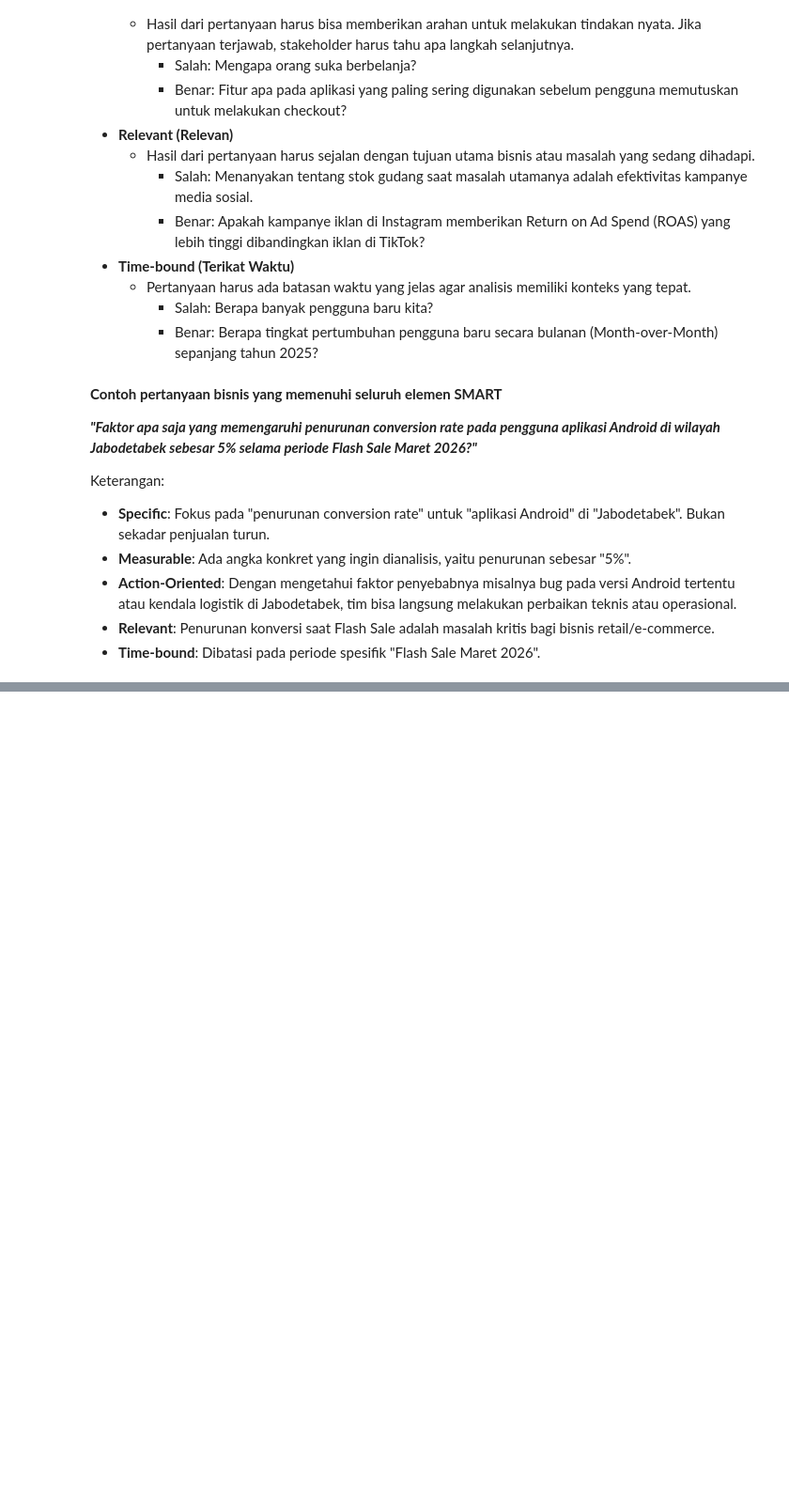
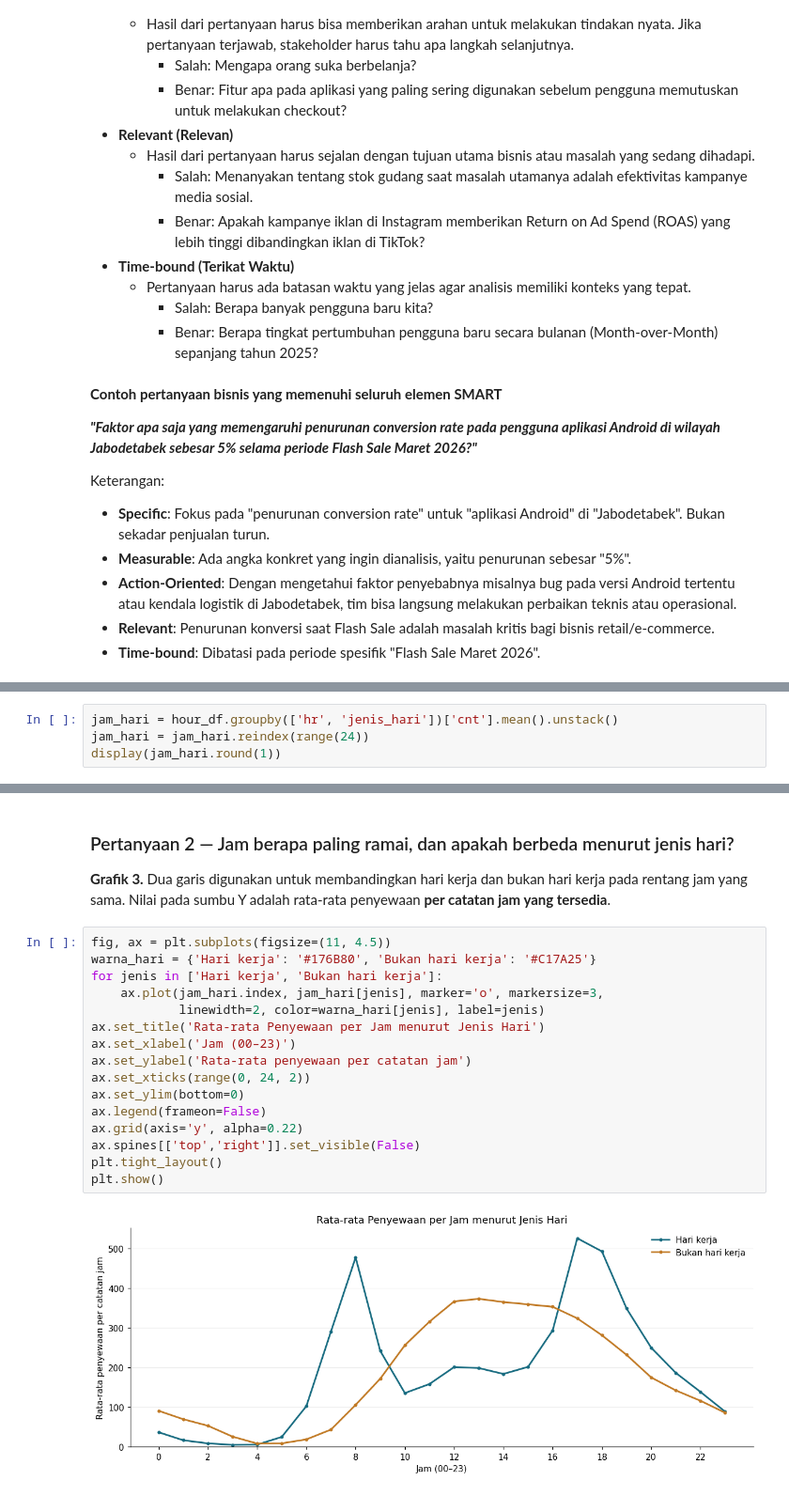
Before and after one commit to nugrasrposit/bike-sharing-dashboard, a Jupyter notebook: dashboard/main-data.ipynb, the cells around one changed output, grey strips where cells are left out. Shown at 94% size. Saved outputs shown, nothing was run; the diff lists cells and outputs as text; blank space fills up the shorter version.

```diff
--- a/dashboard/main-data.ipynb
+++ b/dashboard/main-data.ipynb
@@ -112,0 +356,4 @@ Keterangan:
+# %%
+jam_hari = hour_df.groupby(['hr', 'jenis_hari'])['cnt'].mean().unstack()
+jam_hari = jam_hari.reindex(range(24))
+display(jam_hari.round(1))
@@ -112,0 +437,22 @@ Keterangan:
+# %% [markdown]
+### Pertanyaan 2 — Jam berapa paling ramai, dan apakah berbeda menurut jenis hari?
+
+**Grafik 3.** Dua garis digunakan untuk membandingkan hari kerja dan bukan hari kerja pada rentang jam yang sama. Nilai pada sumbu Y adalah rata-rata penyewaan **per catatan jam yang tersedia**.
+# %%
+fig, ax = plt.subplots(figsize=(11, 4.5))
+warna_hari = {'Hari kerja': '#176B80', 'Bukan hari kerja': '#C17A25'}
+for jenis in ['Hari kerja', 'Bukan hari kerja']:
+    ax.plot(jam_hari.index, jam_hari[jenis], marker='o', markersize=3,
+            linewidth=2, color=warna_hari[jenis], label=jenis)
+ax.set_title('Rata-rata Penyewaan per Jam menurut Jenis Hari')
+ax.set_xlabel('Jam (00–23)')
+ax.set_ylabel('Rata-rata penyewaan per catatan jam')
+ax.set_xticks(range(0, 24, 2))
+ax.set_ylim(bottom=0)
+ax.legend(frameon=False)
+ax.grid(axis='y', alpha=0.22)
+ax.spines[['top','right']].set_visible(False)
+plt.tight_layout()
+plt.show()
+# %% [output]
+[figure, added]
```
Also changed, not shown: parts of 82 cells of this notebook.
